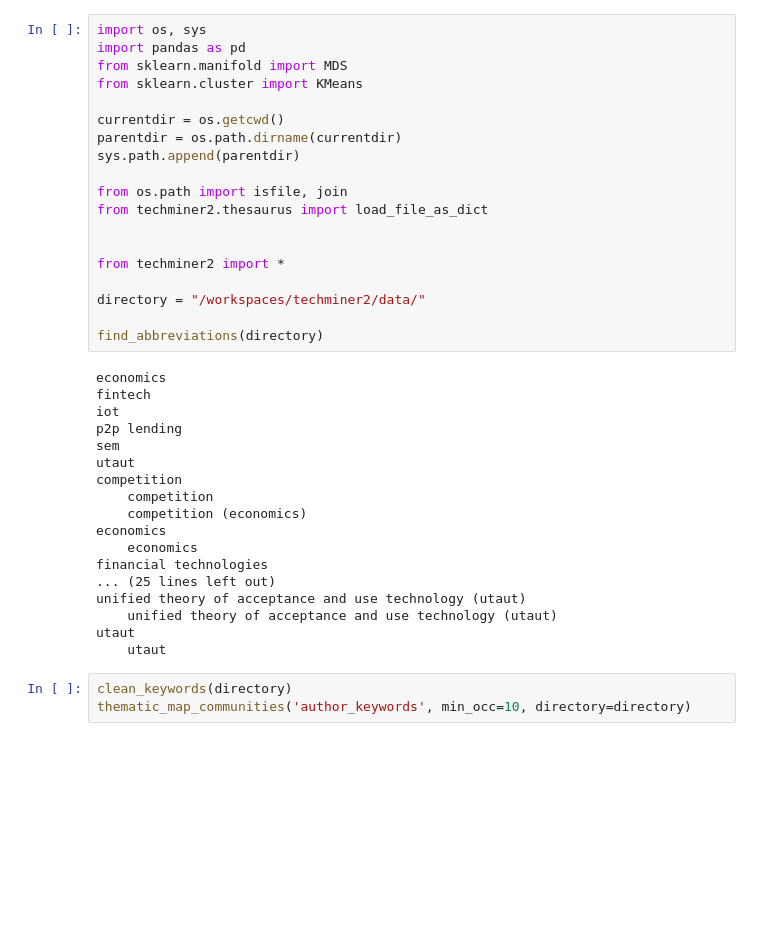
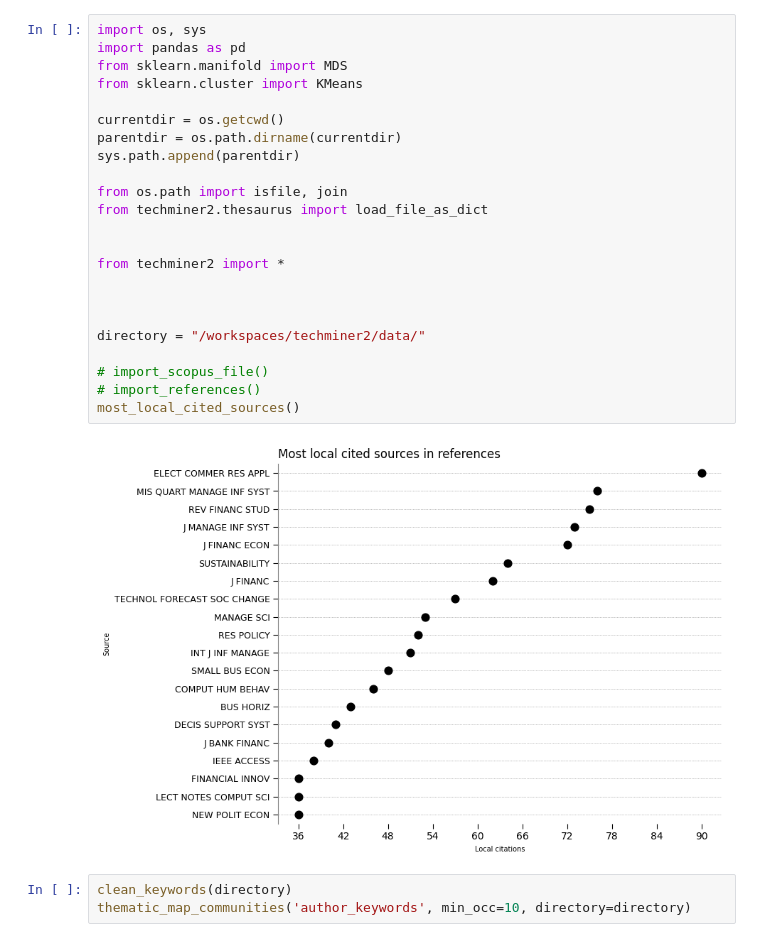
Before and after one commit to jdvelasq/techminer2, a Jupyter notebook: data/_debug.ipynb, the cells around one changed output. Drawn from its saved outputs; the diff is of its cells as text; blank space fills up the shorter version.

```diff
--- a/data/_debug.ipynb
+++ b/data/_debug.ipynb
@@ -1,40 +1,28 @@
 # %%
 import os, sys
 import pandas as pd
 from sklearn.manifold import MDS
 from sklearn.cluster import KMeans
 
 currentdir = os.getcwd()
 parentdir = os.path.dirname(currentdir)
 sys.path.append(parentdir)
 
 from os.path import isfile, join
 from techminer2.thesaurus import load_file_as_dict
 
 
 from techminer2 import *
 
+
+
 directory = "/workspaces/techminer2/data/"
 
-find_abbreviations(directory)
+# import_scopus_file()
+# import_references()
+most_local_cited_sources()
 # %% [output]
-economics
-fintech
-iot
-p2p lending
-sem
-utaut
-competition
-    competition
-    competition (economics)
-economics
-    economics
-financial technologies
-... (25 lines left out)
-unified theory of acceptance and use technology (utaut)
-    unified theory of acceptance and use technology (utaut)
-utaut
-    utaut
+[figure, added]
 # %%
 clean_keywords(directory)
 thematic_map_communities('author_keywords', min_occ=10, directory=directory)
```
Also changed, not shown: parts of 1 cell of this notebook.
